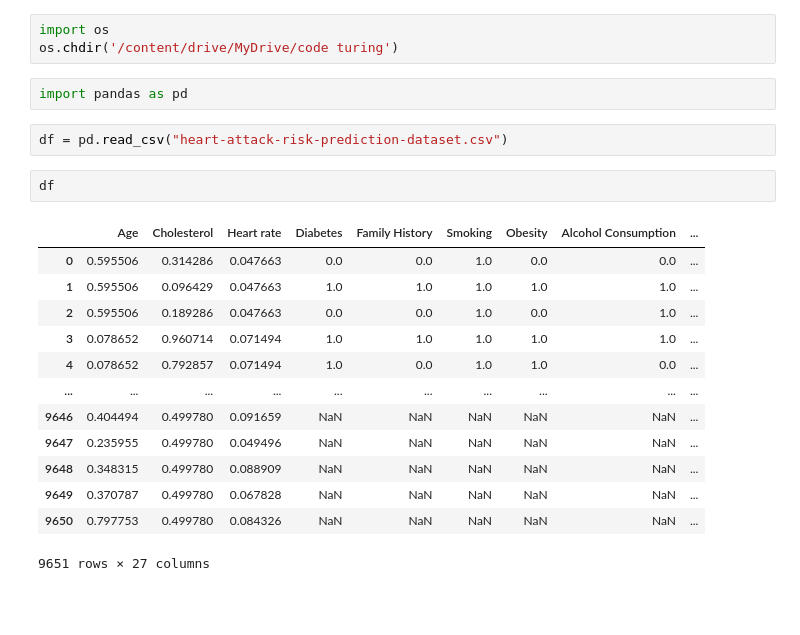
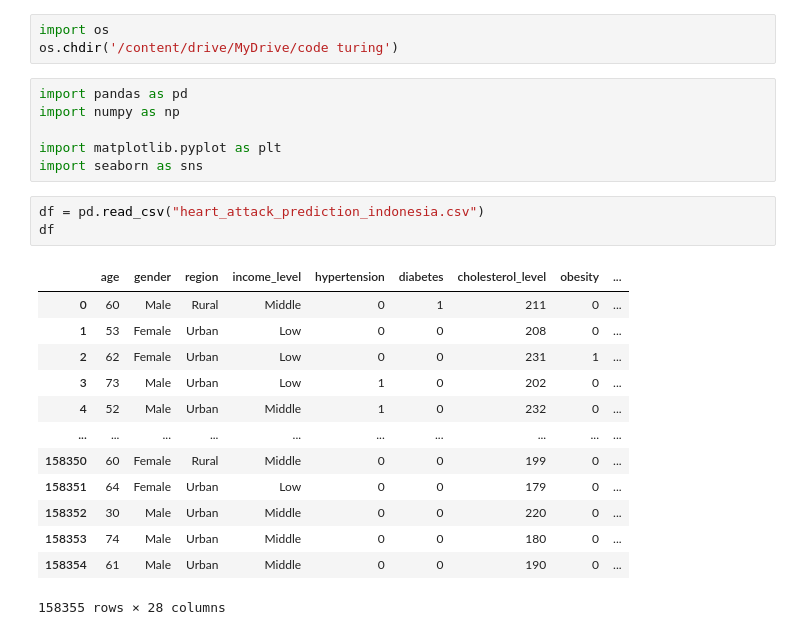
Before and after one commit to Rohne-K/TMDL_group1_project, a Jupyter notebook: Week2_code.ipynb, the cells around one changed output. Saved outputs shown, nothing was run; the diff lists cells and outputs as text; blank space fills up the shorter version.

```diff
--- a/Week2_code.ipynb
+++ b/Week2_code.ipynb
@@ -8,23 +10,26 @@ Mounted at /content/drive
 # %%
 import os
 os.chdir('/content/drive/MyDrive/code turing')
-# %%
-import pandas as pd
+# %%
+import pandas as pd
+import numpy as np
+
+import matplotlib.pyplot as plt
+import seaborn as sns
 # %%
-df = pd.read_csv("heart-attack-risk-prediction-dataset.csv")
+df = pd.read_csv("heart_attack_prediction_indonesia.csv")
+df
+# %% [output]
+|  | age | gender | region | income_level | hypertension | diabetes | cholesterol_level | obesity | ... |
+| 0 | 60 | Male | Rural | Middle | 0 | 1 | 211 | 0 | ... |
+| 1 | 53 | Female | Urban | Low | 0 | 0 | 208 | 0 | ... |
+| 2 | 62 | Female | Urban | Low | 0 | 0 | 231 | 1 | ... |
+| 3 | 73 | Male | Urban | Low | 1 | 0 | 202 | 0 | ... |
+| 4 | 52 | Male | Urban | Middle | 1 | 0 | 232 | 0 | ... |
+| ... | ... | ... | ... | ... | ... | ... | ... | ... | ... |
+| 158350 | 60 | Female | Rural | Middle | 0 | 0 | 199 | 0 | ... |
+| 158351 | 64 | Female | Urban | Low | 0 | 0 | 179 | 0 | ... |
+| 158352 | 30 | Male | Urban | Middle | 0 | 0 | 220 | 0 | ... |
+| 158353 | 74 | Male | Urban | Middle | 0 | 0 | 180 | 0 | ... |
+| 158354 | 61 | Male | Urban | Middle | 0 | 0 | 190 | 0 | ... |
+158355 rows × 28 columns
-# %%
-df
-# %% [output]
-|  | Age | Cholesterol | Heart rate | Diabetes | Family History | Smoking | Obesity | Alcohol Consumption | ... |
-| 0 | 0.595506 | 0.314286 | 0.047663 | 0.0 | 0.0 | 1.0 | 0.0 | 0.0 | ... |
-| 1 | 0.595506 | 0.096429 | 0.047663 | 1.0 | 1.0 | 1.0 | 1.0 | 1.0 | ... |
-| 2 | 0.595506 | 0.189286 | 0.047663 | 0.0 | 0.0 | 1.0 | 0.0 | 1.0 | ... |
-| 3 | 0.078652 | 0.960714 | 0.071494 | 1.0 | 1.0 | 1.0 | 1.0 | 1.0 | ... |
-| 4 | 0.078652 | 0.792857 | 0.071494 | 1.0 | 0.0 | 1.0 | 1.0 | 0.0 | ... |
-| ... | ... | ... | ... | ... | ... | ... | ... | ... | ... |
-| 9646 | 0.404494 | 0.499780 | 0.091659 | NaN | NaN | NaN | NaN | NaN | ... |
-| 9647 | 0.235955 | 0.499780 | 0.049496 | NaN | NaN | NaN | NaN | NaN | ... |
-| 9648 | 0.348315 | 0.499780 | 0.088909 | NaN | NaN | NaN | NaN | NaN | ... |
-| 9649 | 0.370787 | 0.499780 | 0.067828 | NaN | NaN | NaN | NaN | NaN | ... |
-| 9650 | 0.797753 | 0.499780 | 0.084326 | NaN | NaN | NaN | NaN | NaN | ... |
-9651 rows × 27 columns
```
Also changed, not shown: parts of 10 cells of this notebook.
